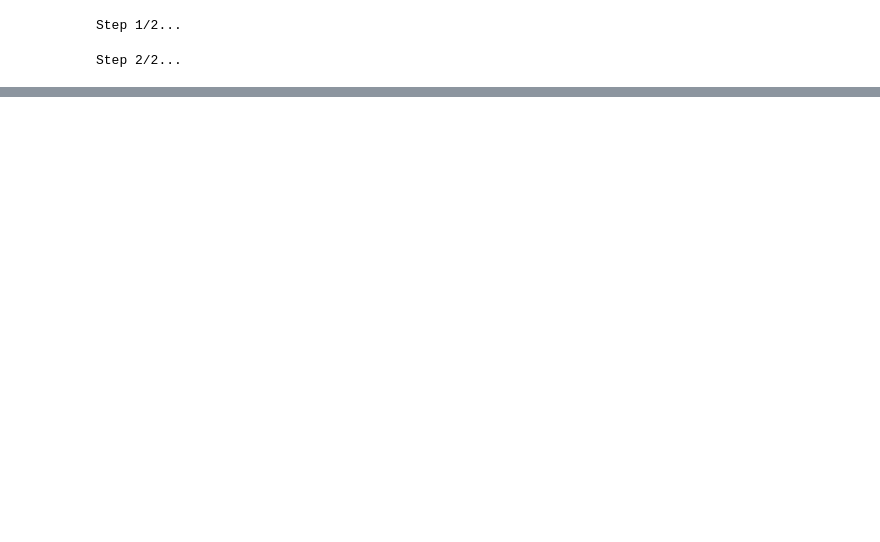
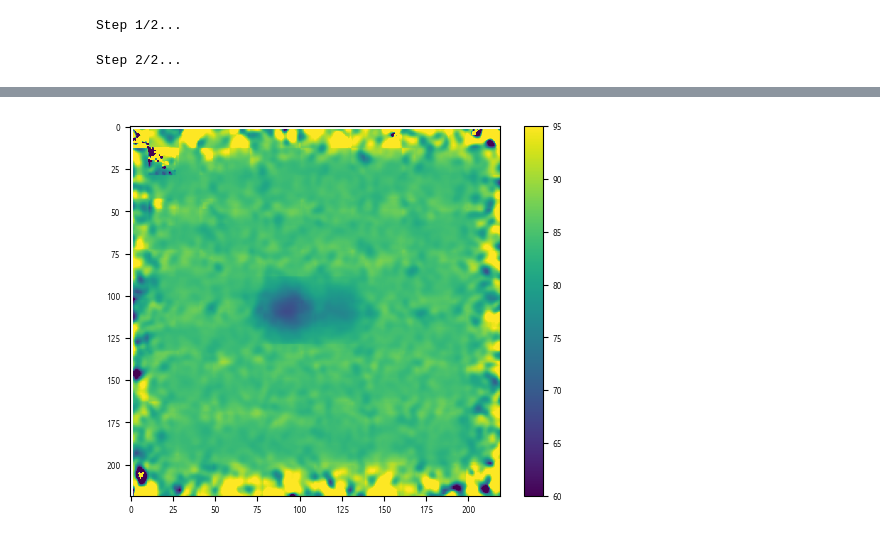
Before and after one commit to nicocarbone/MamoRefCodePublic, a Jupyter notebook: MamoRefRecon2D_MC_MultiSep.ipynb, the cells around one changed output, grey strips where cells are left out. Drawn from its saved outputs; the diff is of its cells as text; code cells hidden in the pictures; blank space fills up the shorter version.

```diff
--- a/MamoRefRecon2D_MC_MultiSep.ipynb
+++ b/MamoRefRecon2D_MC_MultiSep.ipynb
@@ -24,6 +24,7 @@ cropSizeX = 70
 cropSizeY = 70
 maxDev = 5
 doTotMap = False
+doSatMap = True
 # %% [markdown]
 # Separation  1
 # %%
@@ -778,0 +828,7 @@ axs[2, 2].set_xlim(0,250)
+# %%
+plt.figure()
+plt.imshow(O2SatMap_Sep3*100, vmin=60,vmax=95)
+plt.colorbar()
+plt.show()
+# %% [output]
+[figure, added]
```
Also changed, not shown: parts of 24 cells of this notebook, 3 other files.
